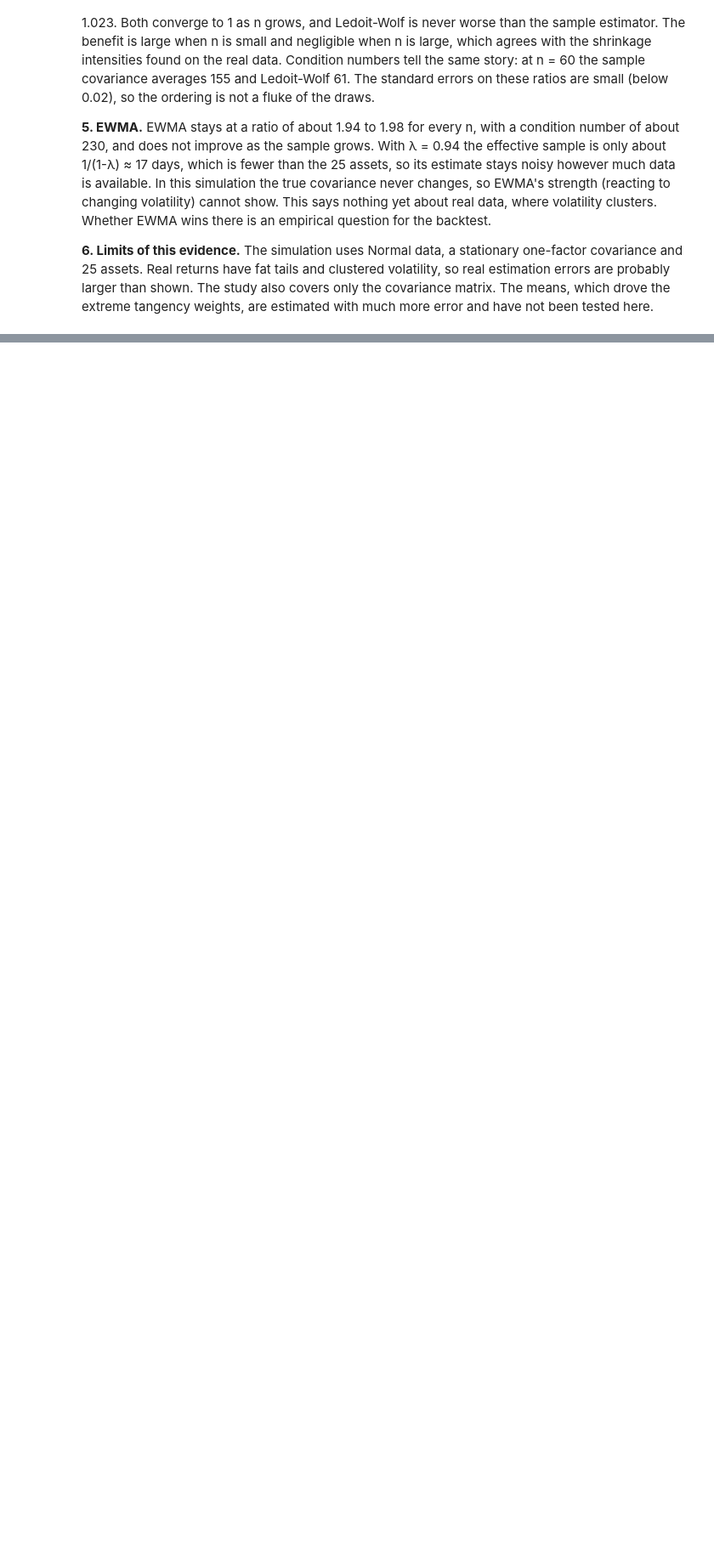
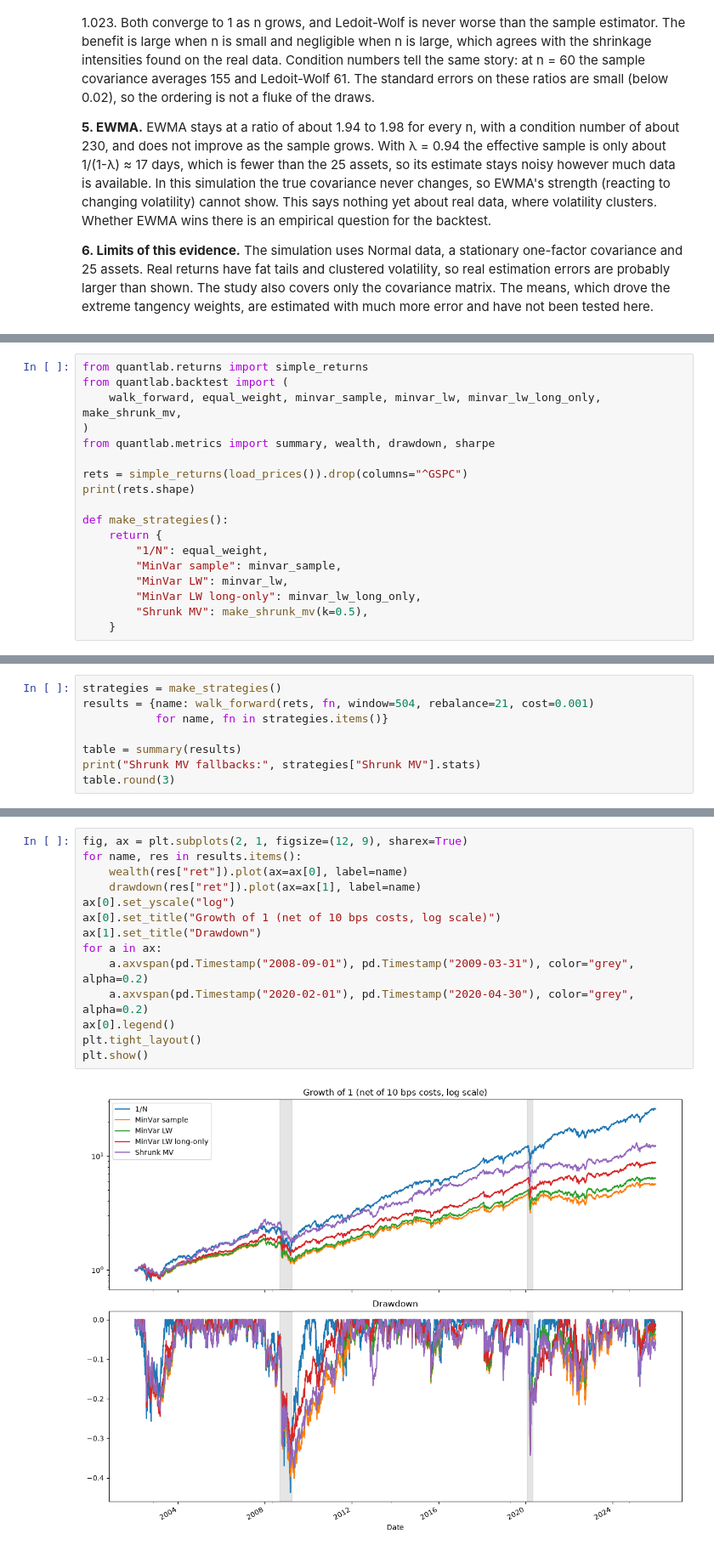
Before and after one commit to Vash150605/quantlab, a Jupyter notebook: notebooks/03_estimation_error_and_backtest.ipynb, the cells around one changed output, grey strips where cells are left out. Shown at 85% size. Drawn from its saved outputs; the diff is of its cells as text; blank space fills up the shorter version.

Commit message:
Add walk-forward backtest results and conclusions

```diff
--- a/notebooks/03_estimation_error_and_backtest.ipynb
+++ b/notebooks/03_estimation_error_and_backtest.ipynb
@@ -119,0 +124,18 @@ plt.show()
+# %%
+from quantlab.returns import simple_returns
+from quantlab.backtest import (
+    walk_forward, equal_weight, minvar_sample, minvar_lw, minvar_lw_long_only, make_shrunk_mv,
+)
+from quantlab.metrics import summary, wealth, drawdown, sharpe
+
+rets = simple_returns(load_prices()).drop(columns="^GSPC")
+print(rets.shape)
+
+def make_strategies():
+    return {
+        "1/N": equal_weight,
+        "MinVar sample": minvar_sample,
+        "MinVar LW": minvar_lw,
+        "MinVar LW long-only": minvar_lw_long_only,
+        "Shrunk MV": make_shrunk_mv(k=0.5),
+    }
@@ -119,0 +144,8 @@ plt.show()
+# %%
+strategies = make_strategies()
+results = {name: walk_forward(rets, fn, window=504, rebalance=21, cost=0.001)
+           for name, fn in strategies.items()}
+
+table = summary(results)
+print("Shrunk MV fallbacks:", strategies["Shrunk MV"].stats)
+table.round(3)
@@ -119,0 +160,16 @@ plt.show()
+# %%
+fig, ax = plt.subplots(2, 1, figsize=(12, 9), sharex=True)
+for name, res in results.items():
+    wealth(res["ret"]).plot(ax=ax[0], label=name)
+    drawdown(res["ret"]).plot(ax=ax[1], label=name)
+ax[0].set_yscale("log")
+ax[0].set_title("Growth of 1 (net of 10 bps costs, log scale)")
+ax[1].set_title("Drawdown")
+for a in ax:
+    a.axvspan(pd.Timestamp("2008-09-01"), pd.Timestamp("2009-03-31"), color="grey", alpha=0.2)
+    a.axvspan(pd.Timestamp("2020-02-01"), pd.Timestamp("2020-04-30"), color="grey", alpha=0.2)
+ax[0].legend()
+plt.tight_layout()
+plt.show()
+# %% [output]
+[figure, added]
```
Also changed, not shown: parts of 7 cells of this notebook, 5 other files.
